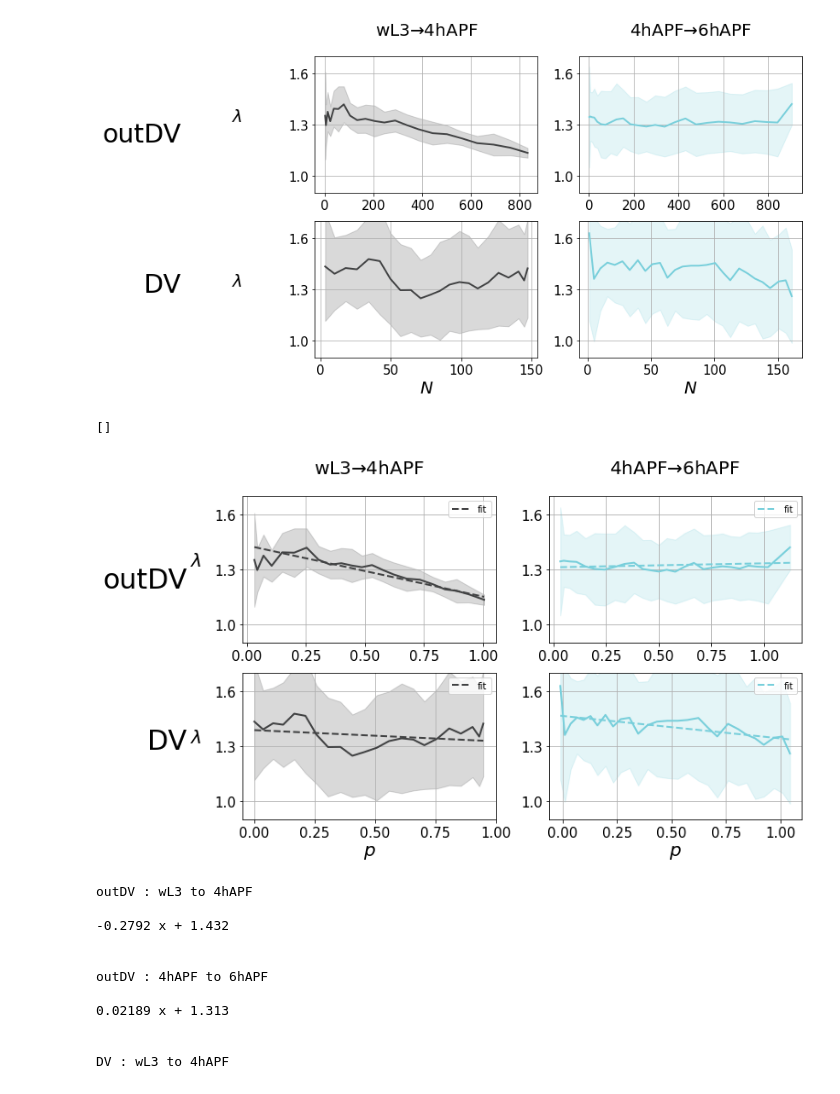
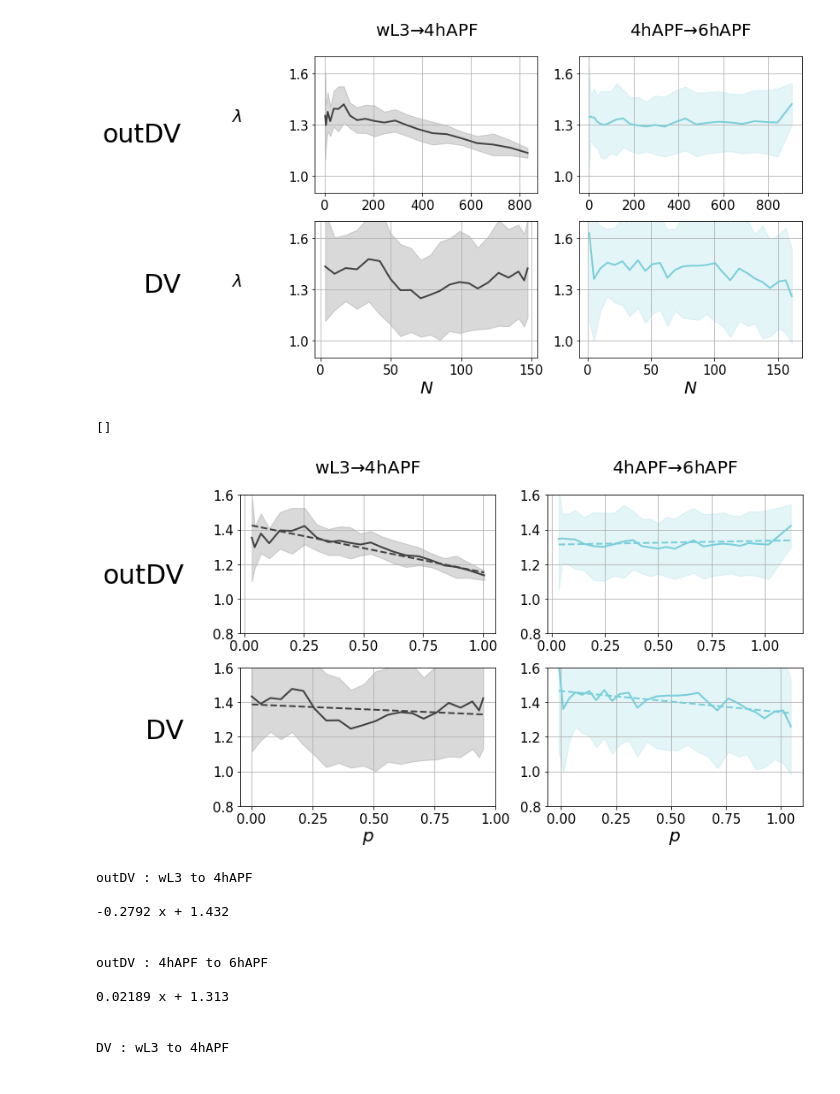
Before and after one commit to abhijeetkrishna/-WingDiscEversion_theory, a Jupyter notebook: data_analysis/prop_comparison_analysis.ipynb, the cells around one changed output. Saved outputs shown, nothing was run; the diff lists cells and outputs as text; code cells hidden in the pictures.

```diff
--- a/data_analysis/prop_comparison_analysis.ipynb
+++ b/data_analysis/prop_comparison_analysis.ipynb
@@ -686,19 +686,20 @@ for i in range(nbrows):
         if i == 0:
             title = devstage_init + r'$ \to $' + devstage_final
         if j == 0:
-            ylabel = r'$\lambda$'
+            #ylabel = r'$\lambda$'
+            ylabel = ''
         if i == nbrows-1:
             xlabel = r'$p$'
         if roi == 'DV':
             xticks = [0, 0.25, 0.5, 0.75, 1]
-            yticks = [1, 1.3, 1.6]
+            #yticks = [1, 1.3, 1.6]
             #xlim = (0,155)
-            ylim = (0.9, 1.7)
+            ylim = (0.8, 1.6)
         else:
             xticks = [0, 0.25, 0.5, 0.75, 1]
-            yticks = [1,1.3, 1.6]
+            #yticks = [1,1.3, 1.6]
             #xlim = (0,780)
-            ylim = (0.9, 1.7)
+            ylim = (0.8, 1.6)
 
         ax = get_subplot(ax, df = None, #area_diff,
                          stat_df = area_diff_stat, query_str = query_str, x_col = 'ref_pathlength_scaled_beta', y_col = prop+'_diff',
@@ -716,7 +717,7 @@ for i in range(nbrows):
                          error_style = None, mean_label = 'fit',
                         )
 
-        ax.legend()
+        #ax.legend()
         ax.grid(visible=True)
 
 
@@ -727,34 +728,34 @@ plt.ylabel('', fontsize = 40, labelpad = 70, rotation = 0)
 
 plt.xlim(-0.5,nbcols -0.5)
 plt.ylim(-0.5, nbrows -0.5)
 
 #tick_intervals_x = col_vals
 tick_intervals_y = [0, 1]
 
 #tick_intervals_x_str = [str(round(x,2)) for x in tick_intervals_x]
 tick_intervals_y_str = ['DV', 'outDV']
 
 main_ax.tick_params(axis=u'both', which=u'both', length = 0, labelsize = 15,
                     pad = 0, # if two columns
                     #pad = 30, #if four columns
                     rotation = 0)
 
 #plt.xticks(range(len(col_vals)), tick_intervals_x_str, fontsize = 40)
 main_ax.set_yticks(tick_intervals_y)
 main_ax.set_yticklabels(tick_intervals_y_str, fontsize = 30, x = -0.1)
 
 #main_ax.axvline(x = 0.42, color = 'blue', linewidth = 5)
 
 main_ax.set_xticks([])
 #plt.yticks([], [], fontsize = 40)
 
 
 
 #os.makedirs('plots/',exist_ok=True)
 #plt.savefig('plots/DDk_Dt_twoPanels.pdf', bbox_inches = 'tight')
 # %% [output]
 []
-[figure, old version]
+[figure, new version]
 # %%
 #Printing the fit lines
 
```
Also changed, not shown: parts of 8 cells of this notebook, 3 other files.
